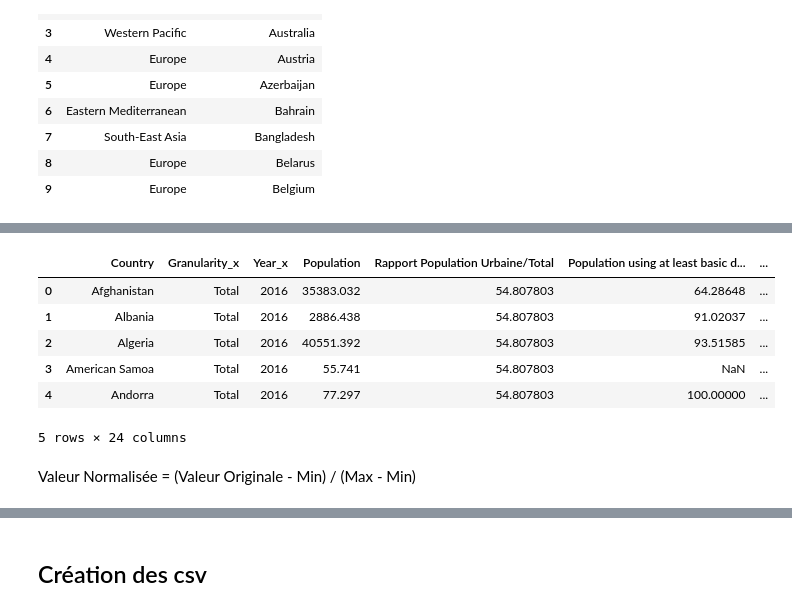
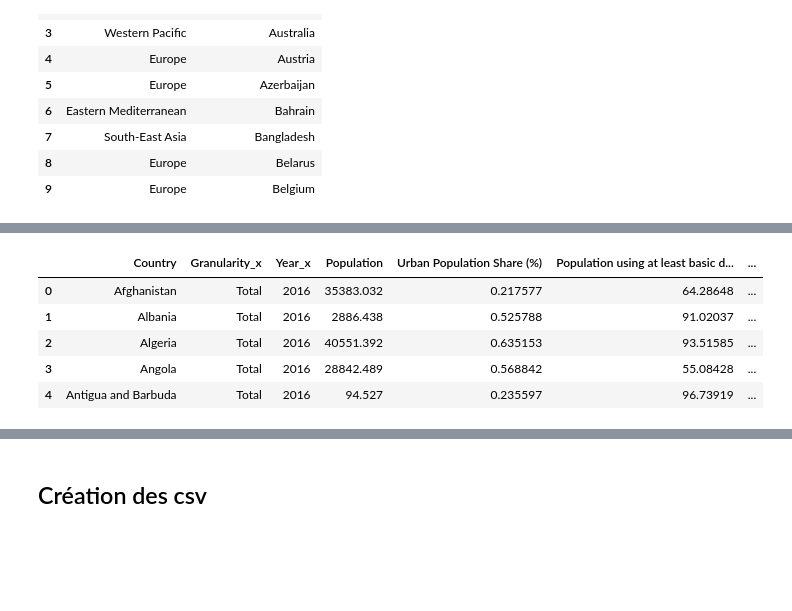
Before and after one commit to AntoineJBQ/P8, a Jupyter notebook: NOTEBOOK/P8.ipynb, the cells around one changed output, grey strips where cells are left out. Drawn from its saved outputs; the diff is of its cells as text; code cells hidden in the pictures; blank space fills up the shorter version.

```diff
--- a/NOTEBOOK/P8.ipynb
+++ b/NOTEBOOK/P8.ipynb
@@ -466,0 +375,12 @@ total_data_df.head()
+# %%
+# x_normalized = (x - min(colonne)) / (max(colonne) - min(colonne))
+# x_normalized = (x - moyenne(colonne)) / écart-type(colonne)
+
+# Créez un MinMaxScaler pour normaliser les colonnes
+scaler = MinMaxScaler()
+
+# Normalisez les colonnes "col1" et "col2"
+columns_to_normalize = ['Political_Stability', 'Urban Population Share (%)']
+total_data_df[columns_to_normalize] = scaler.fit_transform(total_data_df[columns_to_normalize])
+
+total_data_df.head()
@@ -467,5 +398,6 @@ total_data_df.head()
 # %%
-Dataframe_mortalité_2016_total = total_data_df[(total_data_df['Year'] == 2016) & (total_data_df['Granularity'] == 'Total')]
+# selection de l'année 2016
+Dataframe_mortalité_2016_total = total_data_df[(total_data_df['Year'] == 2016)]
 
 # Réinitialisez l'index
 Dataframe_mortalité_2016_total = Dataframe_mortalité_2016_total.reset_index(drop=True)
@@ -491,9 +413,0 @@ mortality.head()
-# %%
-# Sélectionnez les lignes avec l'année 2016
-mortality = mortality.loc[mortality['Granularity'] == 'Total']
-
-# Réinitialisez l'index
-mortality = mortality.reset_index(drop=True)
-
-# Affichez le DataFrame réinitialisé
-mortality
@@ -514,13 +414,13 @@ mortality
+# %%
+# selection de la granularité correspondante
+mortality = mortality[mortality['Granularity']== 'Total']
 # %%
-Dataframe_mortalité = pd.merge(Dataframe_mortalité_2016_total, mortality,  on='Country', how='left')
+Dataframe_mortalité = pd.merge(Dataframe_mortalité_2016_total, mortality, on='Country')
 Dataframe_mortalité.head()
 # %% [output]
-|  | Country | Granularity_x | Year_x | Population | Rapport Population Urbaine/Total | Population using at least basic d... | ... |
-| 0 | Afghanistan | Total | 2016 | 35383.032 | 54.807803 | 64.28648 | ... |
-| 1 | Albania | Total | 2016 | 2886.438 | 54.807803 | 91.02037 | ... |
-| 2 | Algeria | Total | 2016 | 40551.392 | 54.807803 | 93.51585 | ... |
-| 3 | American Samoa | Total | 2016 | 55.741 | 54.807803 | NaN | ... |
-| 4 | Andorra | Total | 2016 | 77.297 | 54.807803 | 100.00000 | ... |
+|  | Country | Granularity_x | Year_x | Population | Urban Population Share (%) | Population using at least basic d... | ... |
+| 0 | Afghanistan | Total | 2016 | 35383.032 | 0.217577 | 64.28648 | ... |
+| 1 | Albania | Total | 2016 | 2886.438 | 0.525788 | 91.02037 | ... |
+| 2 | Algeria | Total | 2016 | 40551.392 | 0.635153 | 93.51585 | ... |
+| 3 | Angola | Total | 2016 | 28842.489 | 0.568842 | 55.08428 | ... |
+| 4 | Antigua and Barbuda | Total | 2016 | 94.527 | 0.235597 | 96.73919 | ... |
-5 rows × 24 columns
-# %% [markdown]
-Valeur Normalisée = (Valeur Originale - Min) / (Max - Min)
```
Also changed, not shown: parts of 51 cells of this notebook, 18 other files.
